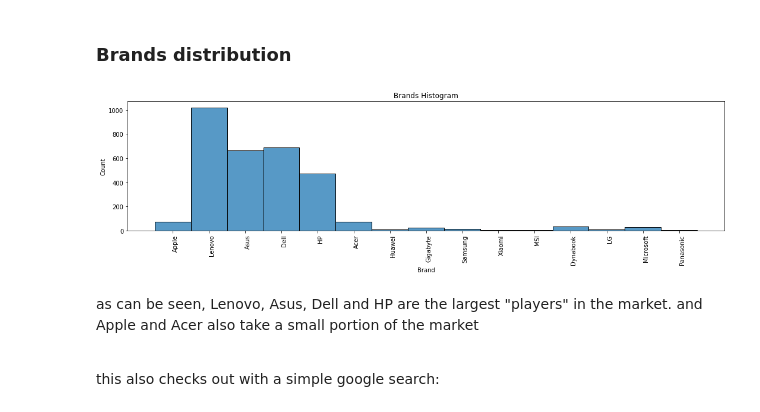
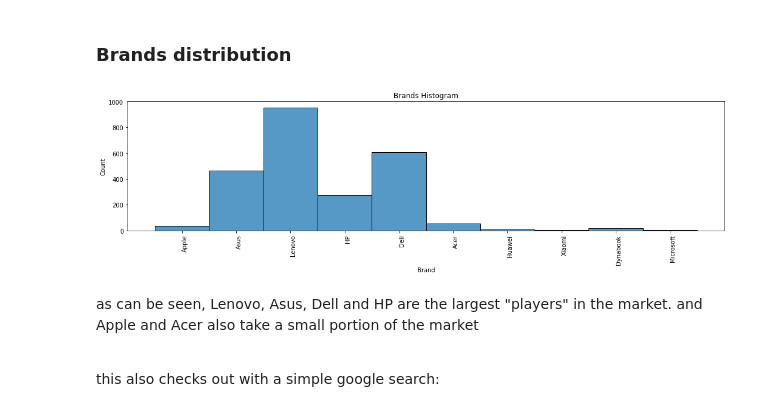
Before and after one commit to shayjr122/ZapDataScience, a Jupyter notebook: new_25_06.ipynb, the cells around one changed output. Saved outputs shown, nothing was run; the diff lists cells and outputs as text; code cells hidden in the pictures.

```diff
--- a/new_25_06.ipynb
+++ b/new_25_06.ipynb
@@ -455,10 +455,10 @@ laptops_no_dup['CPU speed'] = np.where(
 </p>
 # %%
 most_freq_GPU = laptops_no_dup['GPU'].mode()[0]
-laptops_real_na['GPU'] = laptops_no_dup['GPU'].fillna(most_freq_GPU)
+laptops_no_dup['GPU'] = laptops_no_dup['GPU'].fillna(most_freq_GPU)
 
 most_freq_memory_type = laptops_no_dup['Memory type'].mode()[0]
-laptops_real_na['Memory type'] = laptops_no_dup['Memory type'].fillna(most_freq_memory_type)
+laptops_no_dup['Memory type'] = laptops_no_dup['Memory type'].fillna(most_freq_memory_type)
 # %% [markdown]
 <p>lets see how that went for us:</p>
 # %%
@@ -486,3 +486,5 @@ memory usage: 521.1+ KB
+# %%
+laptop_eda = laptops_no_dup.copy().dropna(how='any')
 # %% [markdown]
 <h3>Min price, Max price to just Price!</h3>
 <p>
@@ -490,9 +492,9 @@ memory usage: 521.1+ KB
     but for our predictions we will need only <strong>Price</strong>.
 </p>
 # %%
-laptops_no_dup['Price'] = (laptops_no_dup['Max price'] + laptops_no_dup['Min price'])/2
-laptops_no_dup['Price'] = (laptops_no_dup['Price'] - laptops_no_dup['Price'].min()) / (laptops_no_dup['Price'].max() - laptops_no_dup['Price'].min())
-laptops_no_dup = laptops_no_dup.drop(["Max price" , "Min price" ] , axis = 1)
+laptop_eda['Price'] = (laptop_eda['Max price'] + laptop_eda['Min price'])/2
+laptop_eda['Price'] = (laptop_eda['Price'] - laptop_eda['Price'].min()) / (laptop_eda['Price'].max() - laptop_eda['Price'].min())
+laptop_eda = laptop_eda.drop(["Max price" , "Min price" ] , axis = 1)
 # %% [markdown]
 <h1>EDA</h1>
 # %% [markdown]
@@ -500,13 +502,13 @@ laptops_no_dup = laptops_no_dup.drop(["Max price" , "Min price" ] , axis = 1)
 <h3>Brands distribution</h3>
 # %%
 fig, ax = plt.subplots(figsize=(18, 4))
-fg = sns.histplot(laptops_no_dup['Brand'], ax=ax)
+fg = sns.histplot(laptop_eda['Brand'], ax=ax)
 fg.set_title("Brands Histogram")
 fg.set_xlabel("Brand")
 plt.xticks(rotation=90, ha='right', rotation_mode='anchor')
 plt.show()
 # %% [output]
-[figure, old version]
+[figure, new version]
 # %% [markdown]
 <p>as can be seen, Lenovo, Asus, Dell and HP are the largest "players" in the market. and Apple and Acer also take a small portion of the market</p><br>
 <p>this also checks out with a simple google search:</p>
```
Also changed, not shown: parts of 4 cells of this notebook.
